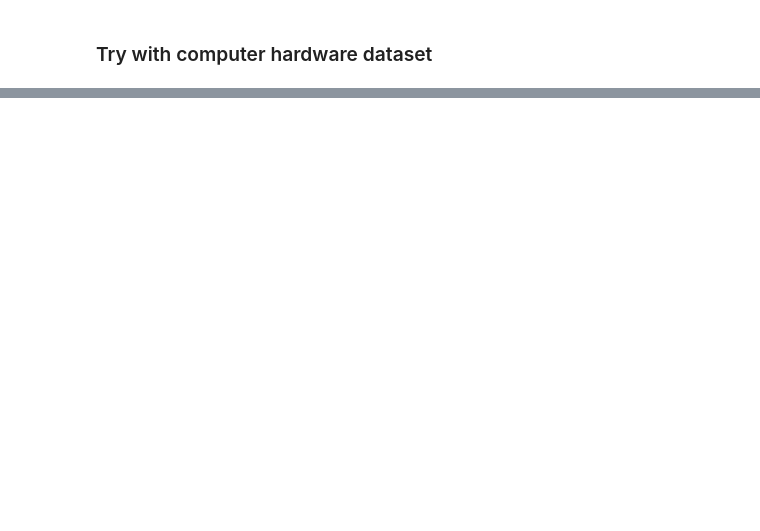
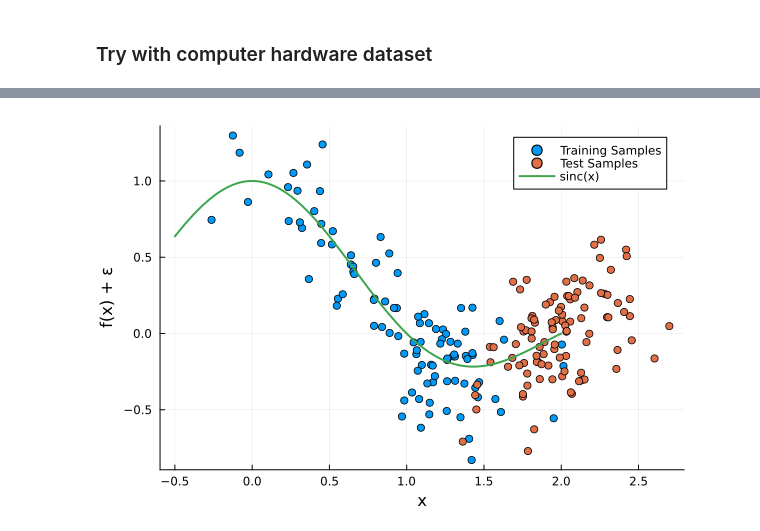
Before and after one commit to mogdog18/CovariateStableReg, a Jupyter notebook: src/class_notebook.ipynb, the cells around one changed output, grey strips where cells are left out. Cells and saved outputs as stored; diff of their text form; code cells hidden in the pictures; blank space fills up the shorter version.

```diff
--- a/src/class_notebook.ipynb
+++ b/src/class_notebook.ipynb
@@ -342,0 +434,19 @@ println("Dataset $(comp_hard_instance.name ) % improvement in mse with weight: "
+# %%
+(X_train, y_train), (X_test, y_test) = generate_synthetic_data(100)
+synthetic_instance = RegressionClass("synthetic", X_train, X_test, y_train, y_test, [0.5, 0.1], "Normal", lambdas, test_fraction, train_fraction, num_runs);
+# %%
+f(x) = sinc(x)
+# Visualize the training samples
+scatter(Matrix(X_train), y_train, label="Training Samples", xlabel="x", ylabel="f(x) + ε")
+
+# Visualize the test samples
+scatter!(Matrix(X_test), y_test, label="Test Samples")
+
+# Visualize the sinc function
+x_values = range(-0.5, stop=2, length=500)
+plot!(x_values, f.(x_values), label="sinc(x)", linewidth=2)
+
+# Show the plot
+display(Plots.plot!())
+# %% [output]
+[figure, added]
```
Also changed, not shown: parts of 24 cells of this notebook, 2 other files.
